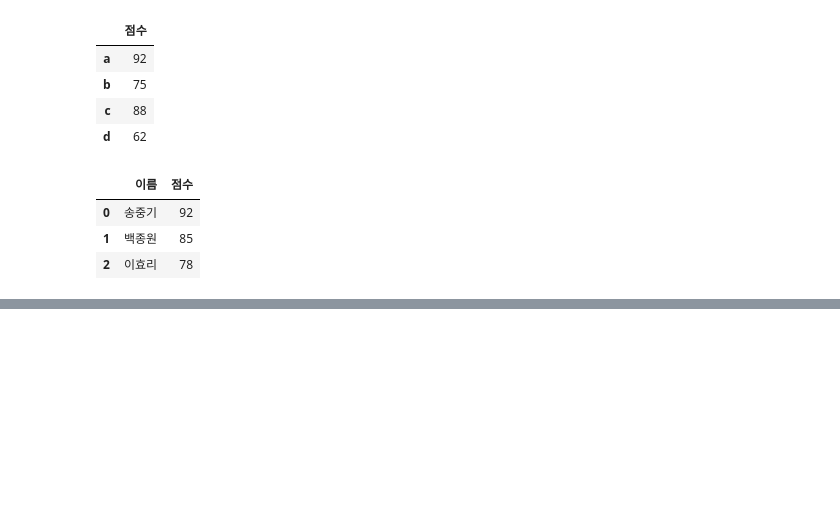
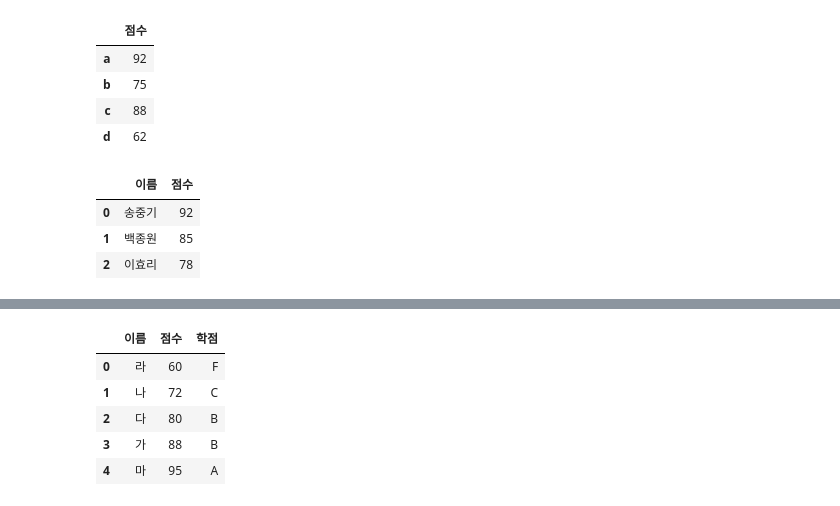
Before and after one commit to lolsaless/Python, a Jupyter notebook: 1. 학습/1. 파이썬으로 할 수 있는 모든것/5. 데이터 분석 및 시각화/2. 판다스 라이브러리 엑셀 vlookup.ipynb, the cells around one changed output, grey strips where cells are left out. Cells and saved outputs as stored; diff of their text form; code cells hidden in the pictures; blank space fills up the shorter version.

```diff
--- a/1. 학습/1. 파이썬으로 할 수 있는 모든것/5. 데이터 분석 및 시각화/2. 판다스 라이브러리 엑셀 vlookup.ipynb
+++ b/1. 학습/1. 파이썬으로 할 수 있는 모든것/5. 데이터 분석 및 시각화/2. 판다스 라이브러리 엑셀 vlookup.ipynb
@@ -252,0 +321,3 @@ pd.Series(data1, name='이름').to_frame().merge(pd.Series(data2, name='점수')
+# %%
+a = df1.sort_values(by='점수')
+b = df2.sort_values(by='점수', ascending=True)
@@ -252,0 +332,9 @@ pd.Series(data1, name='이름').to_frame().merge(pd.Series(data2, name='점수')
+# %%
+pd.merge_asof(a, b, on='점수', direction='backward')
+# %% [output]
+|  | 이름 | 점수 | 학점 |
+| 0 | 라 | 60 | F |
+| 1 | 나 | 72 | C |
+| 2 | 다 | 80 | B |
+| 3 | 가 | 88 | B |
+| 4 | 마 | 95 | A |
```
Also changed, not shown: parts of 16 cells of this notebook, 1 other file.
